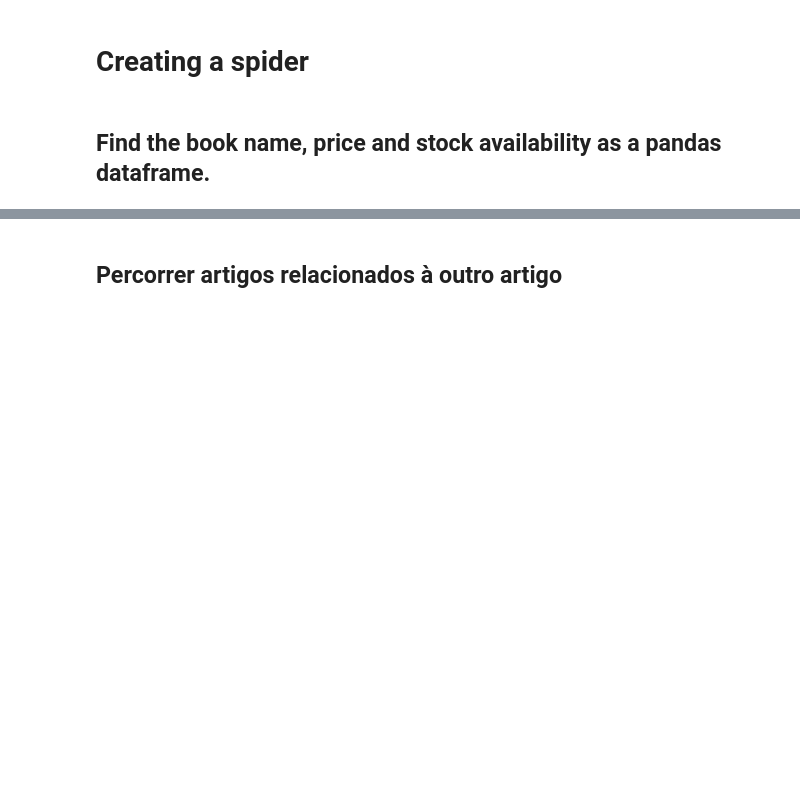
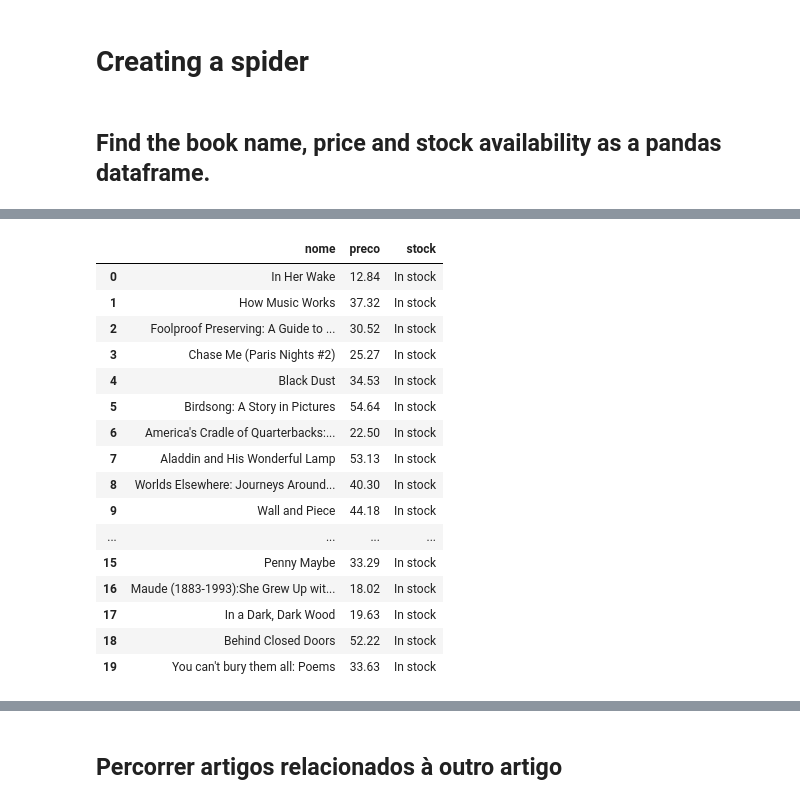
Before and after one commit to pedroteche-ih/64_PT_NOV202111, a Jupyter notebook: aulas/64 DA PT NOV-2021 Aula 20220122.ipynb, the cells around one changed output, grey strips where cells are left out. Cells and saved outputs as stored; diff of their text form; code cells hidden in the pictures; blank space fills up the shorter version.

```diff
--- a/aulas/64 DA PT NOV-2021 Aula 20220122.ipynb
+++ b/aulas/64 DA PT NOV-2021 Aula 20220122.ipynb
@@ -488,0 +486,8 @@ print(articles[0].prettify())
+# %%
+# Your code here!
+url = 'https://books.toscrape.com/catalogue/page-1.html'
+response = requests.get(url)
+html = response.content
+soup = BeautifulSoup(html)
+articles = soup.find_all('article')
+print(articles[0].prettify())
@@ -501,0 +572,11 @@ articles[0].find('div', attrs = {'class' : 'product_price'}).find('p', attrs = {
+# %%
+import re
+
+def extrair_preco(tag):
+    preco_str = tag.find('div', attrs={'class': 'product_price'}).find('p', attrs={'class': 'price_color'}).text
+    preco_num = float(re.sub('£', '', preco_str))
+    return preco_num
+
+lista_preco = [
+    extrair_preco(item) for item in articles
+]
@@ -522,0 +649,68 @@ stock_list = [
+# %%
+# EXERCICIO
+# Extrair as informações acima para as primeiras 10 páginas e guarda-las em um DataFrame
+
+
+class LivrosPagina:
+    def __init__(self, pg):
+        self.url = f'https://books.toscrape.com/catalogue/page-{pg}.html'
+        response = requests.get(self.url)
+        html = response.content
+        soup = BeautifulSoup(html)
+        self.articles = soup.find_all('article')
+
+    def extrair_nome(self, tag):
+        return tag.find('h3').find('a')['title'].strip()
+
+    def extrair_preco(self, tag):
+        preco_str = tag.find('div', attrs={
+            'class': 'product_price'
+        }).find('p', attrs={
+            'class': 'price_color'
+        }).text
+        preco_num = float(re.sub('£', '', preco_str))
+        return preco_num
+
+    def extrair_estoque(self, tag):
+        return tag.find('div', attrs={
+            'class': 'product_price'
+        }).find('p', attrs={
+            'class': 'instock availability'
+        }).text.strip()
+
+    def extrair_df(self):
+        return pd.DataFrame({
+            'nome': [extrair_nome(item) for item in self.articles],
+            'preco': [extrair_preco(item) for item in self.articles],
+            'stock': [extrair_estoque(item) for item in self.articles]
+        })
+
+
+url = 'https://books.toscrape.com/catalogue/page-2.html'
+response = requests.get(url)
+html = response.content
+soup = BeautifulSoup(html)
+articles = soup.find_all('article')
+pd.DataFrame({
+    'nome': [extrair_nome(item) for item in articles],
+    'preco': [extrair_preco(item) for item in articles],
+    'stock': [extrair_estoque(item) for item in articles]
+})
+# %% [output]
+|  | nome | preco | stock |
+| 0 | In Her Wake | 12.84 | In stock |
+| 1 | How Music Works | 37.32 | In stock |
+| 2 | Foolproof Preserving: A Guide to ... | 30.52 | In stock |
+| 3 | Chase Me (Paris Nights #2) | 25.27 | In stock |
+| 4 | Black Dust | 34.53 | In stock |
+| 5 | Birdsong: A Story in Pictures | 54.64 | In stock |
+| 6 | America's Cradle of Quarterbacks:... | 22.50 | In stock |
+| 7 | Aladdin and His Wonderful Lamp | 53.13 | In stock |
+| 8 | Worlds Elsewhere: Journeys Around... | 40.30 | In stock |
+| 9 | Wall and Piece | 44.18 | In stock |
+| ... | ... | ... | ... |
+| 15 | Penny Maybe | 33.29 | In stock |
+| 16 | Maude (1883-1993):She Grew Up wit... | 18.02 | In stock |
+| 17 | In a Dark, Dark Wood | 19.63 | In stock |
+| 18 | Behind Closed Doors | 52.22 | In stock |
+| 19 | You can't bury them all: Poems | 33.63 | In stock |
```
Also changed, not shown: parts of 23 cells of this notebook.
